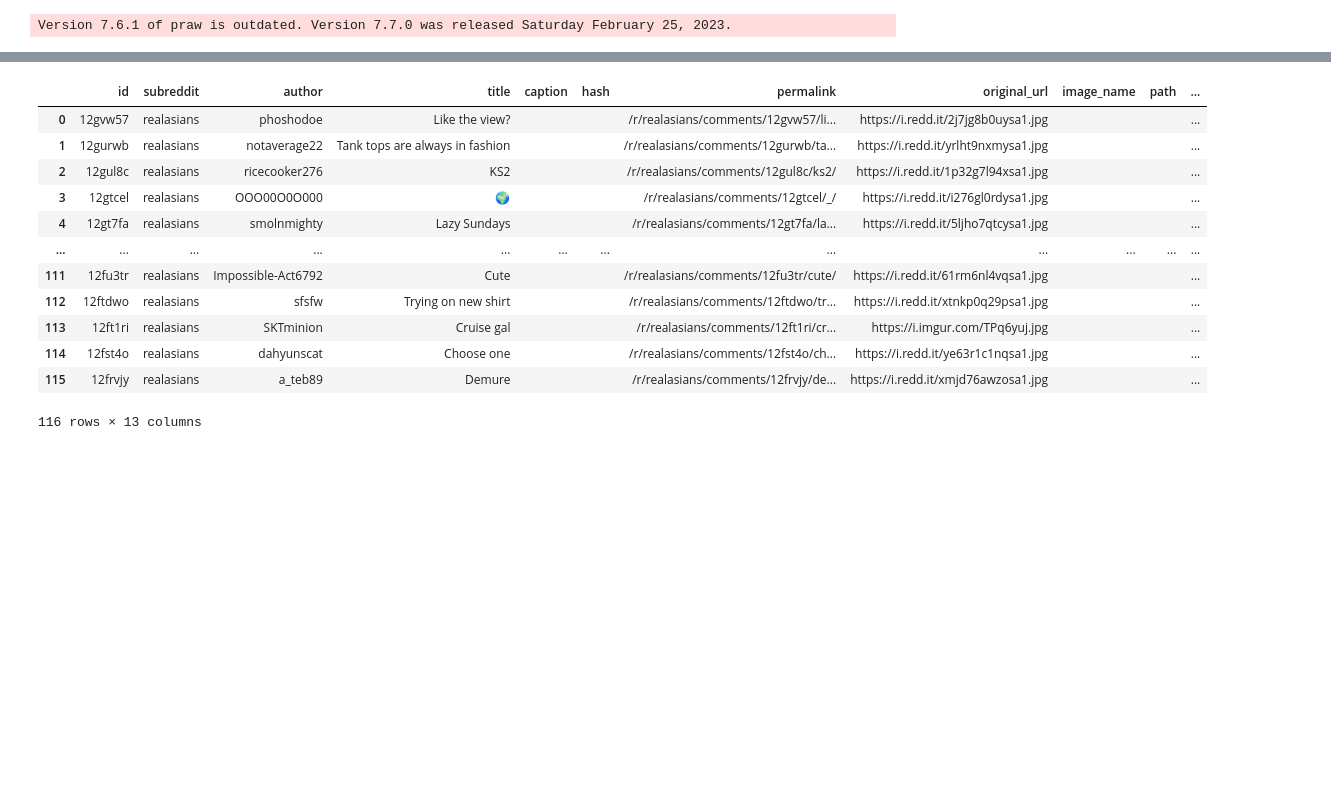
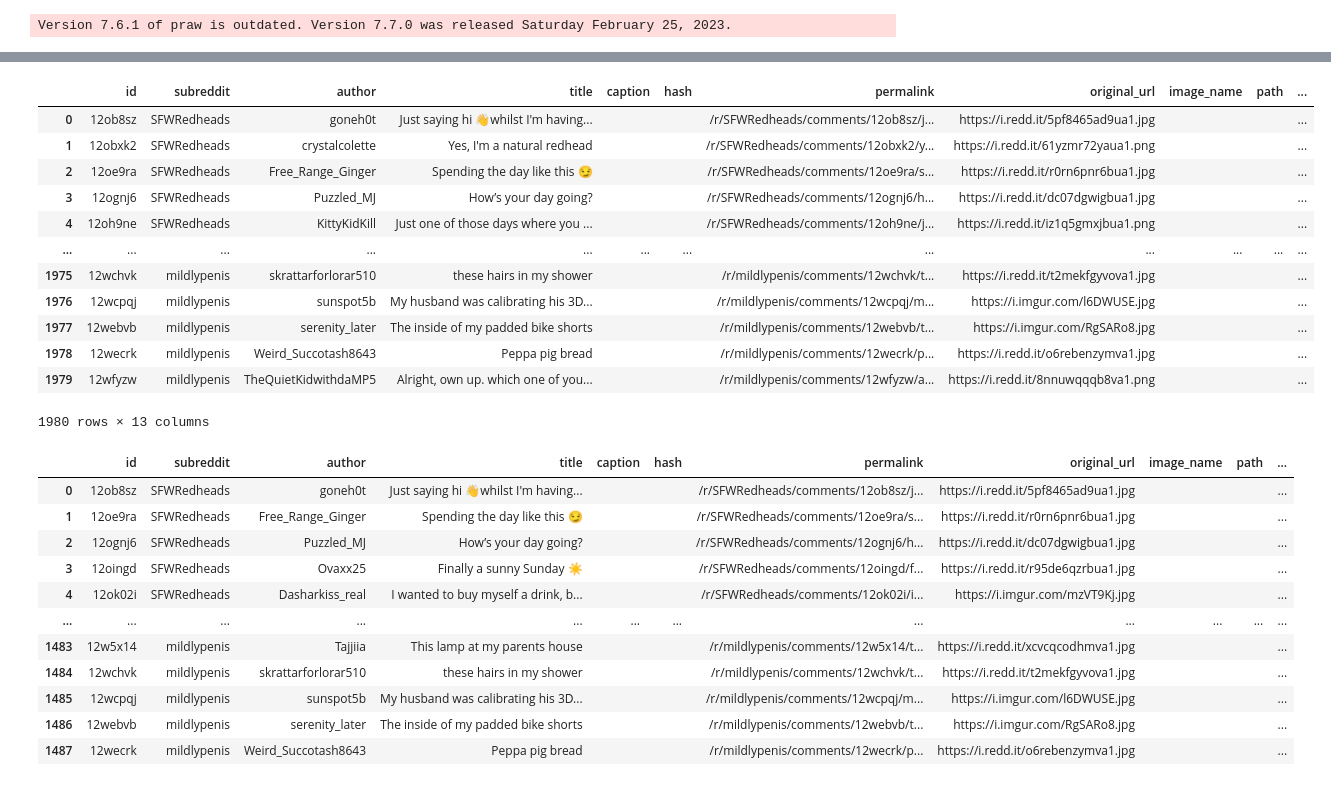
Before and after one commit to AJStangl/research-things, a Jupyter notebook: notebooks/image-processing/old/1-lift-and-transform.ipynb, the cells around one changed output, grey strips where cells are left out. Cells and saved outputs as stored; diff of their text form; code cells hidden in the pictures; blank space fills up the shorter version.

```diff
--- a/notebooks/image-processing/old/1-lift-and-transform.ipynb
+++ b/notebooks/image-processing/old/1-lift-and-transform.ipynb
@@ -80,6 +84,5 @@ Wall time: 743 ms
 # %%
-reddit: praw.Reddit = praw.Reddit(client_id='5hVavL0PIRyM_1JSvqT6UQ', client_secret='BjD2kS3WNLnJc59RKY-JJUuc_Z9-JA',
-								  user_agent='script:%(bot_name)s:v%(bot_version)s (by /u/%(bot_author)s)')
+reddit: praw.Reddit = praw.Reddit(client_id='5hVavL0PIRyM_1JSvqT6UQ', client_secret='BjD2kS3WNLnJc59RKY-JJUuc_Z9-JA', user_agent='script:%(bot_name)s:v%(bot_version)s (by /u/%(bot_author)s)')
 
 api: PushshiftAPI = PushshiftAPI(praw=reddit, num_workers=12)
 # %% [output]
@@ -262,0 +313,9 @@ Wall time: 313 ms
+# %%
+%%time
+
+# dfs = []
+# for sub in subs:
+# 	dfs.extend( [ pd.read_parquet(f"{sub}/{item}") for item in os.listdir(f"{sub}") if item.endswith(".parquet") ])
+
+df = all_data #pd.concat(dfs)
+display(df)
@@ -263,35 +338,49 @@ Wall time: 313 ms
 # %%
 %%time
 
 initial = pd.DataFrame({}, columns=schema.names)
-initial['id'] = df['id']
-initial['subreddit'] = df['subreddit']
-initial['author'] = df['author']
-initial['title'] = df['title']
-initial['caption'] = ""
-initial['hash'] = ""
-initial['permalink'] = df['permalink']
-initial['original_url'] = df['url']
-initial['image_name'] = ""
-initial['path'] = ""
-initial['thumbnail_path'] = ""
-initial['exists'] = False
-initial['curated'] = False
+initial.id = df.id
+initial.subreddit = df.subreddit
+initial.author = df.author
+initial.title = df.title
+initial.caption = ""
+initial.hash = ""
+initial.permalink = df.permalink
+initial.original_url = df.original_url
+initial.image_name = ""
+initial.path = ""
+initial.thumbnail_path = ""
+initial.exists = False
+initial.curated = False
+
+display(initial)
 
 filtered_initial = initial.where(initial['original_url'].str.endswith('.jpg')).dropna(how='all').reset_index().drop('index', axis=1)
 
 display(filtered_initial)
 # %% [output]
 |  | id | subreddit | author | title | caption | hash | permalink | original_url | image_name | path | ... |
-| 0 | 12gvw57 | realasians | phoshodoe | Like the view? |  |  | /r/realasians/comments/12gvw57/li... | https://i.redd.it/2j7jg8b0uysa1.jpg |  |  | ... |
-| 1 | 12gurwb | realasians | notaverage22 | Tank tops are always in fashion |  |  | /r/realasians/comments/12gurwb/ta... | https://i.redd.it/yrlht9nxmysa1.jpg |  |  | ... |
-| 2 | 12gul8c | realasians | ricecooker276 | KS2 |  |  | /r/realasians/comments/12gul8c/ks2/ | https://i.redd.it/1p32g7l94xsa1.jpg |  |  | ... |
-| 3 | 12gtcel | realasians | OOO00O0O000 | 🌍 |  |  | /r/realasians/comments/12gtcel/_/ | https://i.redd.it/i276gl0rdysa1.jpg |  |  | ... |
-| 4 | 12gt7fa | realasians | smolnmighty | Lazy Sundays |  |  | /r/realasians/comments/12gt7fa/la... | https://i.redd.it/5ljho7qtcysa1.jpg |  |  | ... |
+| 0 | 12ob8sz | SFWRedheads | goneh0t | Just saying hi 👋whilst I'm having... |  |  | /r/SFWRedheads/comments/12ob8sz/j... | https://i.redd.it/5pf8465ad9ua1.jpg |  |  | ... |
+| 1 | 12obxk2 | SFWRedheads | crystalcolette | Yes, I'm a natural redhead |  |  | /r/SFWRedheads/comments/12obxk2/y... | https://i.redd.it/61yzmr72yaua1.png |  |  | ... |
+| 2 | 12oe9ra | SFWRedheads | Free_Range_Ginger | Spending the day like this 😏 |  |  | /r/SFWRedheads/comments/12oe9ra/s... | https://i.redd.it/r0rn6pnr6bua1.jpg |  |  | ... |
+| 3 | 12ognj6 | SFWRedheads | Puzzled_MJ | How’s your day going? |  |  | /r/SFWRedheads/comments/12ognj6/h... | https://i.redd.it/dc07dgwigbua1.jpg |  |  | ... |
+| 4 | 12oh9ne | SFWRedheads | KittyKidKill | Just one of those days where you ... |  |  | /r/SFWRedheads/comments/12oh9ne/j... | https://i.redd.it/iz1q5gmxjbua1.png |  |  | ... |
 | ... | ... | ... | ... | ... | ... | ... | ... | ... | ... | ... | ... |
-| 111 | 12fu3tr | realasians | Impossible-Act6792 | Cute |  |  | /r/realasians/comments/12fu3tr/cute/ | https://i.redd.it/61rm6nl4vqsa1.jpg |  |  | ... |
-| 112 | 12ftdwo | realasians | sfsfw | Trying on new shirt |  |  | /r/realasians/comments/12ftdwo/tr... | https://i.redd.it/xtnkp0q29psa1.jpg |  |  | ... |
-| 113 | 12ft1ri | realasians | SKTminion | Cruise gal |  |  | /r/realasians/comments/12ft1ri/cr... | https://i.imgur.com/TPq6yuj.jpg |  |  | ... |
-| 114 | 12fst4o | realasians | dahyunscat | Choose one |  |  | /r/realasians/comments/12fst4o/ch... | https://i.redd.it/ye63r1c1nqsa1.jpg |  |  | ... |
-| 115 | 12frvjy | realasians | a_teb89 | Demure |  |  | /r/realasians/comments/12frvjy/de... | https://i.redd.it/xmjd76awzosa1.jpg |  |  | ... |
+| 1975 | 12wchvk | mildlypenis | skrattarforlorar510 | these hairs in my shower |  |  | /r/mildlypenis/comments/12wchvk/t... | https://i.redd.it/t2mekfgyvova1.jpg |  |  | ... |
+| 1976 | 12wcpqj | mildlypenis | sunspot5b | My husband was calibrating his 3D... |  |  | /r/mildlypenis/comments/12wcpqj/m... | https://i.imgur.com/l6DWUSE.jpg |  |  | ... |
+| 1977 | 12webvb | mildlypenis | serenity_later | The inside of my padded bike shorts |  |  | /r/mildlypenis/comments/12webvb/t... | https://i.imgur.com/RgSARo8.jpg |  |  | ... |
+| 1978 | 12wecrk | mildlypenis | Weird_Succotash8643 | Peppa pig bread |  |  | /r/mildlypenis/comments/12wecrk/p... | https://i.redd.it/o6rebenzymva1.jpg |  |  | ... |
+| 1979 | 12wfyzw | mildlypenis | TheQuietKidwithdaMP5 | Alright, own up. which one of you... |  |  | /r/mildlypenis/comments/12wfyzw/a... | https://i.redd.it/8nnuwqqqb8va1.png |  |  | ... |
-116 rows × 13 columns
+1980 rows × 13 columns
+|  | id | subreddit | author | title | caption | hash | permalink | original_url | image_name | path | ... |
+| 0 | 12ob8sz | SFWRedheads | goneh0t | Just saying hi 👋whilst I'm having... |  |  | /r/SFWRedheads/comments/12ob8sz/j... | https://i.redd.it/5pf8465ad9ua1.jpg |  |  | ... |
+| 1 | 12oe9ra | SFWRedheads | Free_Range_Ginger | Spending the day like this 😏 |  |  | /r/SFWRedheads/comments/12oe9ra/s... | https://i.redd.it/r0rn6pnr6bua1.jpg |  |  | ... |
+| 2 | 12ognj6 | SFWRedheads | Puzzled_MJ | How’s your day going? |  |  | /r/SFWRedheads/comments/12ognj6/h... | https://i.redd.it/dc07dgwigbua1.jpg |  |  | ... |
+| 3 | 12oingd | SFWRedheads | Ovaxx25 | Finally a sunny Sunday ☀️ |  |  | /r/SFWRedheads/comments/12oingd/f... | https://i.redd.it/r95de6qzrbua1.jpg |  |  | ... |
+| 4 | 12ok02i | SFWRedheads | Dasharkiss_real | I wanted to buy myself a drink, b... |  |  | /r/SFWRedheads/comments/12ok02i/i... | https://i.imgur.com/mzVT9Kj.jpg |  |  | ... |
+| ... | ... | ... | ... | ... | ... | ... | ... | ... | ... | ... | ... |
+| 1483 | 12w5x14 | mildlypenis | Tajjiia | This lamp at my parents house |  |  | /r/mildlypenis/comments/12w5x14/t... | https://i.redd.it/xcvcqcodhmva1.jpg |  |  | ... |
+| 1484 | 12wchvk | mildlypenis | skrattarforlorar510 | these hairs in my shower |  |  | /r/mildlypenis/comments/12wchvk/t... | https://i.redd.it/t2mekfgyvova1.jpg |  |  | ... |
+| 1485 | 12wcpqj | mildlypenis | sunspot5b | My husband was calibrating his 3D... |  |  | /r/mildlypenis/comments/12wcpqj/m... | https://i.imgur.com/l6DWUSE.jpg |  |  | ... |
+| 1486 | 12webvb | mildlypenis | serenity_later | The inside of my padded bike shorts |  |  | /r/mildlypenis/comments/12webvb/t... | https://i.imgur.com/RgSARo8.jpg |  |  | ... |
+| 1487 | 12wecrk | mildlypenis | Weird_Succotash8643 | Peppa pig bread |  |  | /r/mildlypenis/comments/12wecrk/p... | https://i.redd.it/o6rebenzymva1.jpg |  |  | ... |
```
Also changed, not shown: parts of 28 cells of this notebook, 5 other files.
